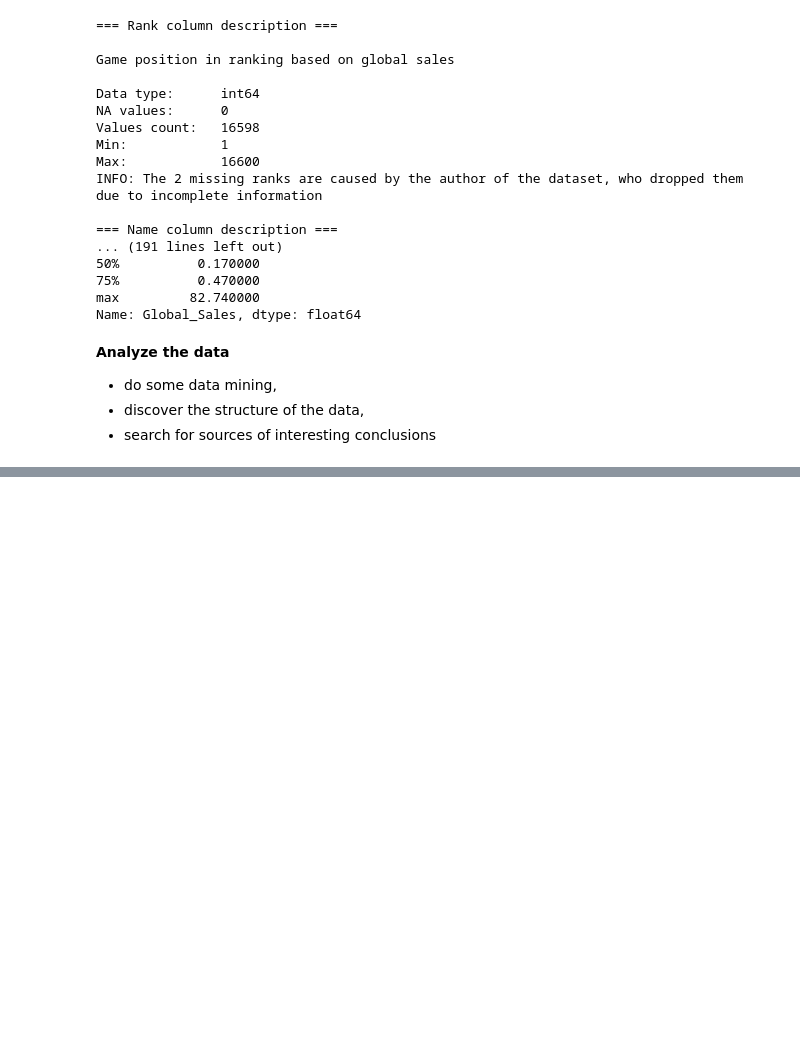
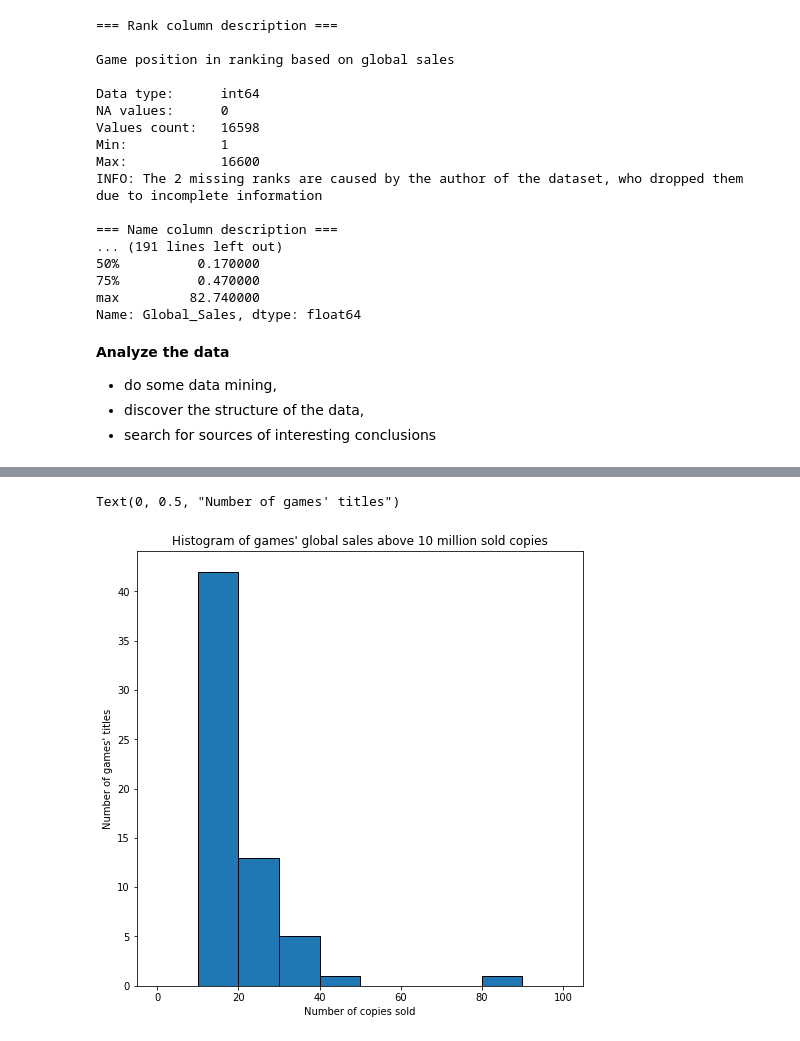
Before and after one commit to Netherwulf/video-games-data-analysis, a Jupyter notebook: video_games_data_analysis.ipynb, the cells around one changed output, grey strips where cells are left out. Drawn from its saved outputs; the diff is of its cells as text; code cells hidden in the pictures; blank space fills up the shorter version.

```diff
--- a/video_games_data_analysis.ipynb
+++ b/video_games_data_analysis.ipynb
@@ -263,0 +330,12 @@ platform_df['']
+# %%
+# histogram of games global sales (games, which copies have been sold more than 1 milion times and more than 10 times)
+plt.hist(df[df['Global_Sales'] > 10]['Global_Sales'], bins=[0, 10, 20, 30, 40, 50, 60, 70, 80, 90, 100], ec='black')
+fig_size = plt.rcParams["figure.figsize"]
+fig_size[0] = 8
+fig_size[1] = 8
+plt.title('Histogram of games\' global sales above 10 million sold copies')
+plt.xlabel('Number of copies sold')
+plt.ylabel('Number of games\' titles')
+# %% [output]
+Text(0, 0.5, "Number of games' titles")
+[figure, added]
```
Also changed, not shown: parts of 6 cells of this notebook.
